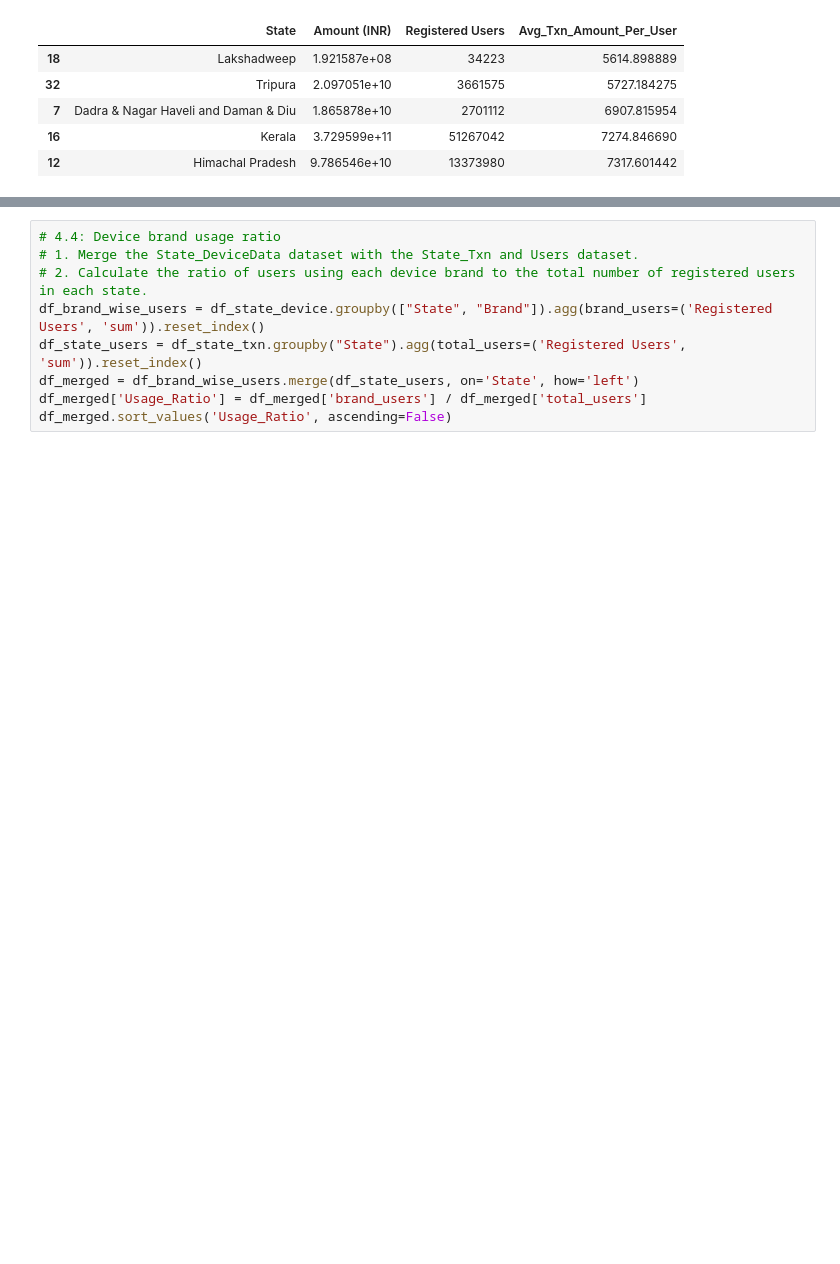
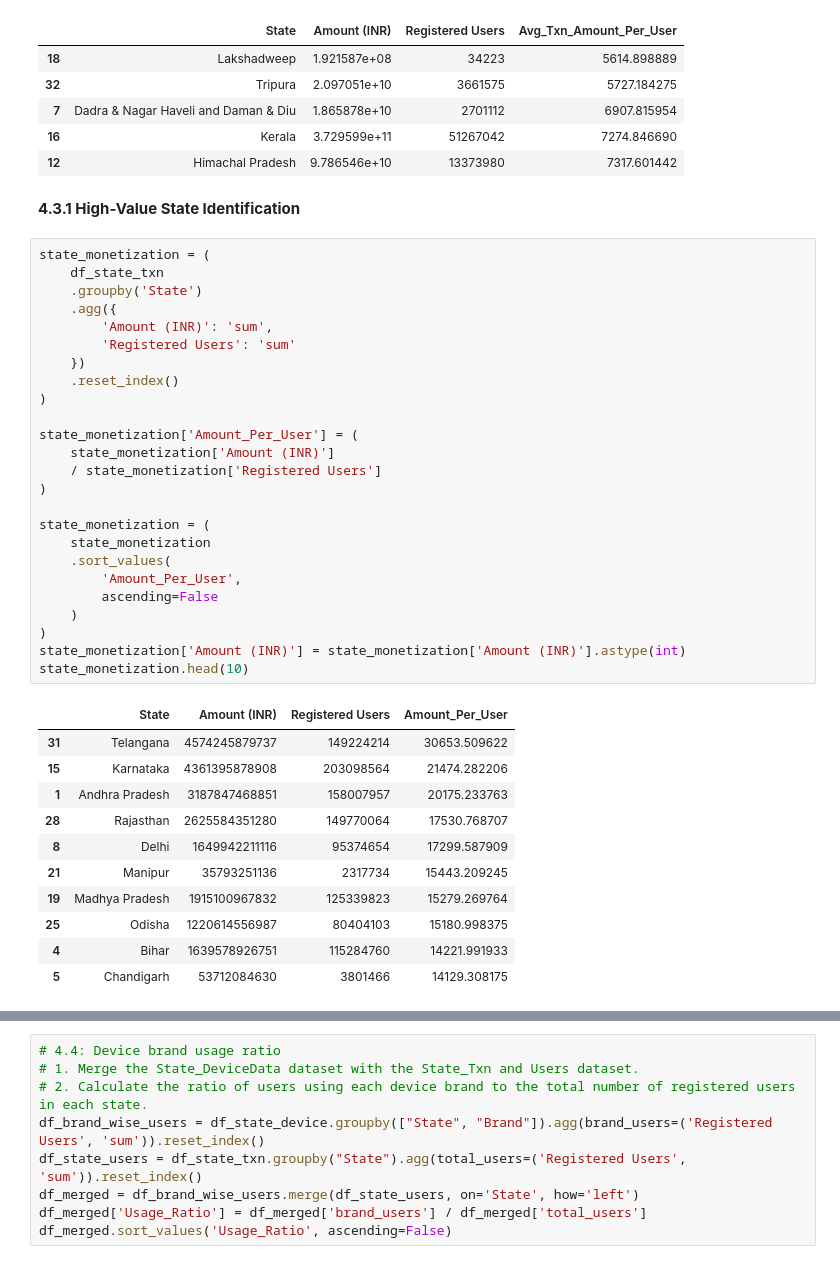
Before and after one commit to ashutosh8701/Case-Study-PhonePe-Digital-Payments, a Jupyter notebook: Phone_pe_case_study.ipynb, the cells around one changed output, grey strips where cells are left out. Cells and saved outputs as stored; diff of their text form; blank space fills up the shorter version.

```diff
--- a/Phone_pe_case_study.ipynb
+++ b/Phone_pe_case_study.ipynb
@@ -1064,3 +1114,42 @@ state_avg_txn_per_user.nsmallest(5,'Avg_Txn_Amount_Per_User')
 | 7 | Dadra & Nagar Haveli and Daman & Diu | 1.865878e+10 | 2701112 | 6907.815954 |
 | 16 | Kerala | 3.729599e+11 | 51267042 | 7274.846690 |
 | 12 | Himachal Pradesh | 9.786546e+10 | 13373980 | 7317.601442 |
+# %% [markdown]
+**4.3.1 High-Value State Identification**
+# %%
+state_monetization = (
+    df_state_txn
+    .groupby('State')
+    .agg({
+        'Amount (INR)': 'sum',
+        'Registered Users': 'sum'
+    })
+    .reset_index()
+)
+
+state_monetization['Amount_Per_User'] = (
+    state_monetization['Amount (INR)']
+    / state_monetization['Registered Users']
+)
+
+state_monetization = (
+    state_monetization
+    .sort_values(
+        'Amount_Per_User',
+        ascending=False
+    )
+)
+state_monetization['Amount (INR)'] = state_monetization['Amount (INR)'].astype(int)
+state_monetization.head(10)
+# %% [output]
+|  | State | Amount (INR) | Registered Users | Amount_Per_User |
+| 31 | Telangana | 4574245879737 | 149224214 | 30653.509622 |
+| 15 | Karnataka | 4361395878908 | 203098564 | 21474.282206 |
+| 1 | Andhra Pradesh | 3187847468851 | 158007957 | 20175.233763 |
+| 28 | Rajasthan | 2625584351280 | 149770064 | 17530.768707 |
+| 8 | Delhi | 1649942211116 | 95374654 | 17299.587909 |
+| 21 | Manipur | 35793251136 | 2317734 | 15443.209245 |
+| 19 | Madhya Pradesh | 1915100967832 | 125339823 | 15279.269764 |
+| 25 | Odisha | 1220614556987 | 80404103 | 15180.998375 |
+| 4 | Bihar | 1639578926751 | 115284760 | 14221.991933 |
+| 5 | Chandigarh | 53712084630 | 3801466 | 14129.308175 |
```
Also changed, not shown: parts of 11 cells of this notebook.
